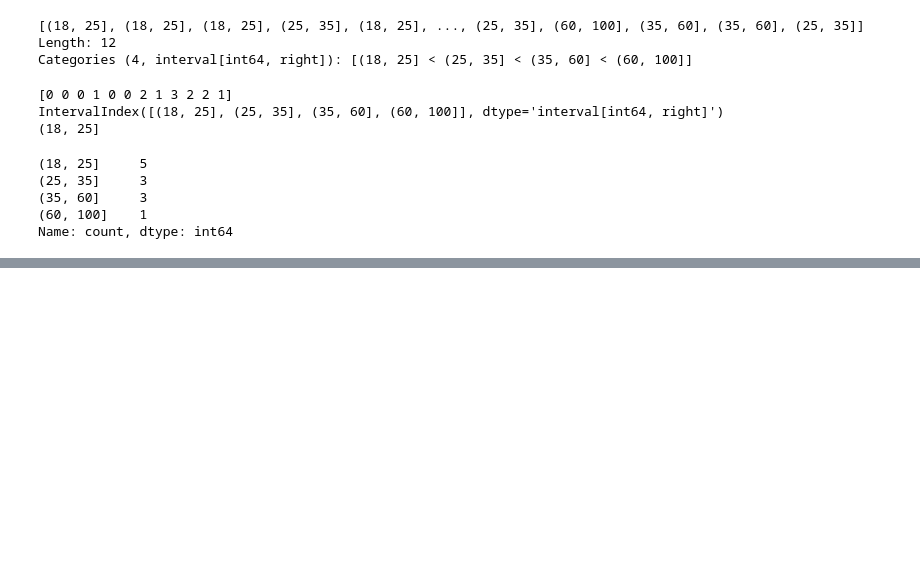
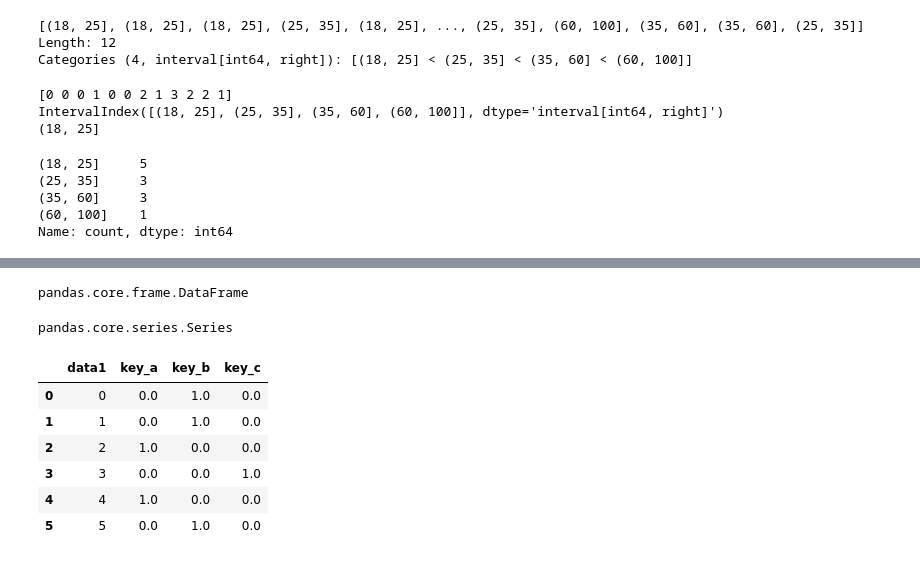
Before and after one commit to Zejianzejian/pydata-book, a Jupyter notebook: ch07.ipynb, the cells around one changed output, grey strips where cells are left out. Cells and saved outputs as stored; diff of their text form; code cells hidden in the pictures; blank space fills up the shorter version.

```diff
--- a/ch07.ipynb
+++ b/ch07.ipynb
@@ -422,7 +596,19 @@ pd.get_dummies(df["key"], dtype=float)
 # %%
 dummies = pd.get_dummies(df["key"], prefix="key", dtype=float)
-df_with_dummy = df[["data1"]].join(dummies)
+type(df[["data1"]])
+type(df["data1"])
+df_with_dummy = df[["data1"]].join(dummies) # dataframe的join
 df_with_dummy
+# %% [output]
+pandas.core.frame.DataFrame
+pandas.core.series.Series
+|  | data1 | key_a | key_b | key_c |
+| 0 | 0 | 0.0 | 1.0 | 0.0 |
+| 1 | 1 | 0.0 | 1.0 | 0.0 |
+| 2 | 2 | 1.0 | 0.0 | 0.0 |
+| 3 | 3 | 0.0 | 0.0 | 1.0 |
+| 4 | 4 | 1.0 | 0.0 | 0.0 |
+| 5 | 5 | 0.0 | 1.0 | 0.0 |
 # %%
 mnames = ["movie_id", "title", "genres"]
 movies = pd.read_table("datasets/movielens/movies.dat", sep="::",
```
Also changed, not shown: parts of 79 cells of this notebook, 2 other files.
